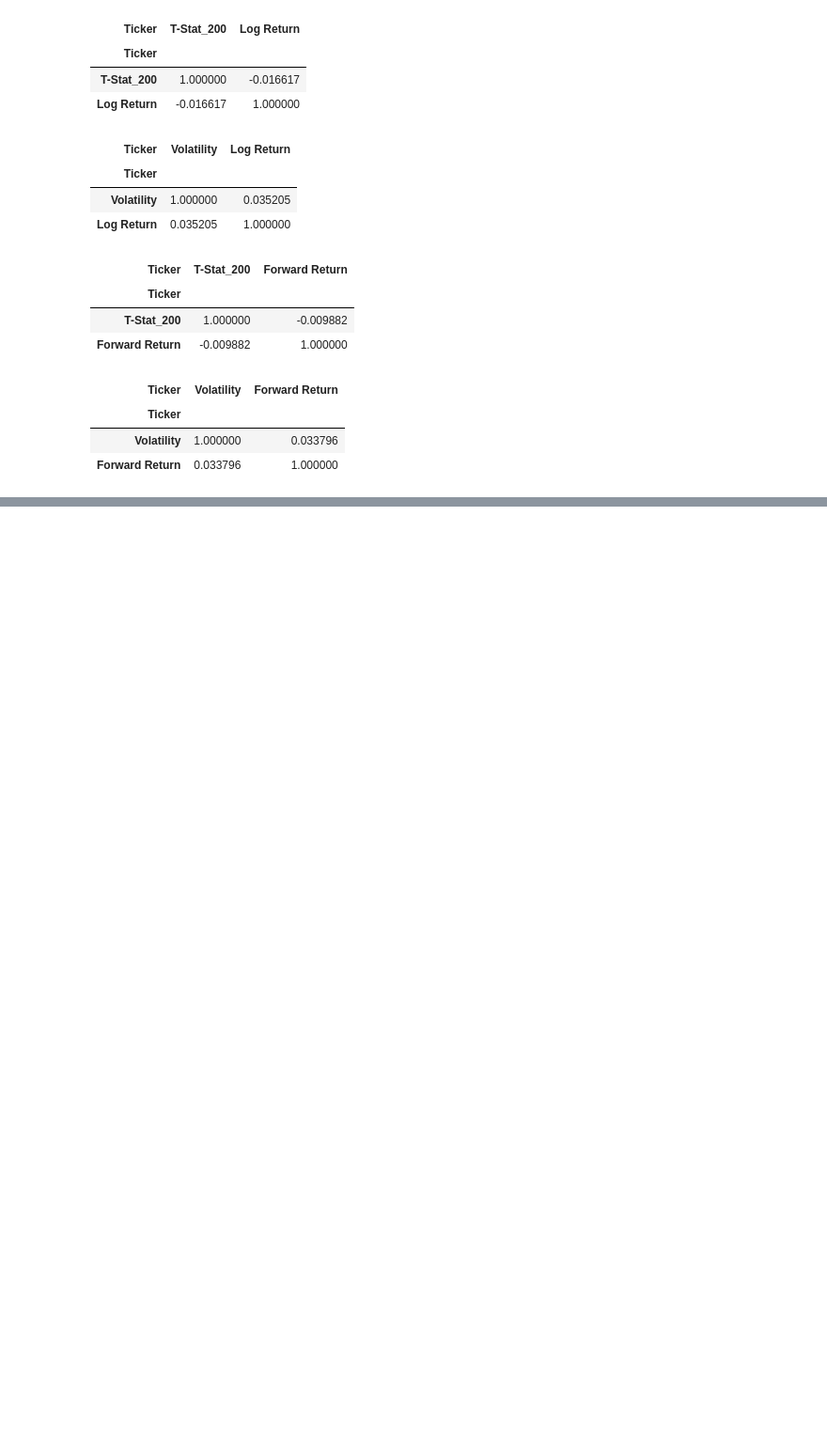
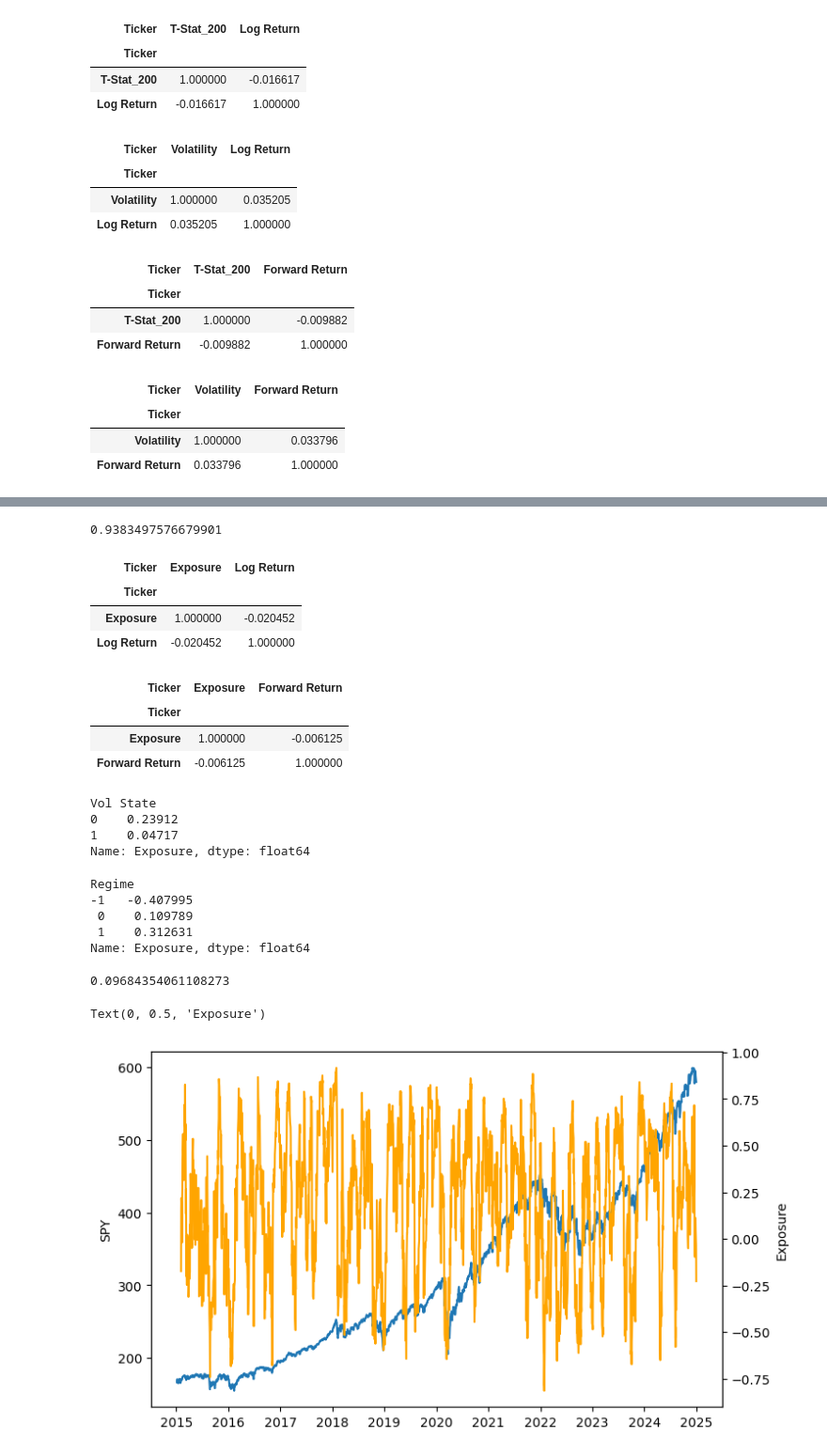
Before and after one commit to akshathp0/entropy-trading, a Jupyter notebook: validate_features.ipynb, the cells around one changed output, grey strips where cells are left out. Shown at 94% size. Saved outputs shown, nothing was run; the diff lists cells and outputs as text; code cells hidden in the pictures; blank space fills up the shorter version.

Commit message:
exposure equation created

```diff
--- a/validate_features.ipynb
+++ b/validate_features.ipynb
@@ -270,3 +280,9 @@ df[['Volatility', 'Forward Return']].corr()
 | Ticker |  |  |
 | Volatility | 1.000000 | 0.033796 |
 | Forward Return | 0.033796 | 1.000000 |
+# %%
+from strategy import exposure
+
+df = exposure.normalize_entropy(df)
+df = exposure.normalize_tstat(df)
+df = exposure.create_exposure(df)
@@ -272,0 +329,49 @@ df[['Volatility', 'Forward Return']].corr()
+# %%
+df['Exposure'].autocorr(lag = 1)
+# %% [output]
+0.9383497576679901
+# %%
+df[['Exposure', 'Log Return']].corr()
+# %% [output]
+| Ticker | Exposure | Log Return |
+| Ticker |  |  |
+| Exposure | 1.000000 | -0.020452 |
+| Log Return | -0.020452 | 1.000000 |
+# %%
+df[['Exposure', 'Forward Return']].corr()
+# %% [output]
+| Ticker | Exposure | Forward Return |
+| Ticker |  |  |
+| Exposure | 1.000000 | -0.006125 |
+| Forward Return | -0.006125 | 1.000000 |
+# %%
+df.groupby('Vol State')['Exposure'].mean()
+# %% [output]
+Vol State
+0    0.23912
+1    0.04717
+Name: Exposure, dtype: float64
+# %%
+df.groupby('Regime')['Exposure'].mean()
+# %% [output]
+Regime
+-1   -0.407995
+ 0    0.109789
+ 1    0.312631
+Name: Exposure, dtype: float64
+# %%
+df['Exposure Change'] = df['Exposure'].diff().abs()
+df['Exposure Change'].mean()
+# %% [output]
+0.09684354061108273
+# %%
+fig, ax1 = plt.subplots(figsize = (8, 5))
+
+ax1.plot(df['SPY'], label = 'SPY')
+ax1.set_ylabel('SPY')
+ax2 = ax1.twinx()
+ax2.plot(df['Exposure'], label = 'Exposure', color = 'Orange')
+ax2.set_ylabel('Exposure')
+# %% [output]
+Text(0, 0.5, 'Exposure')
+[figure, added]
```
Also changed, not shown: parts of 20 cells of this notebook, 2 other files.
